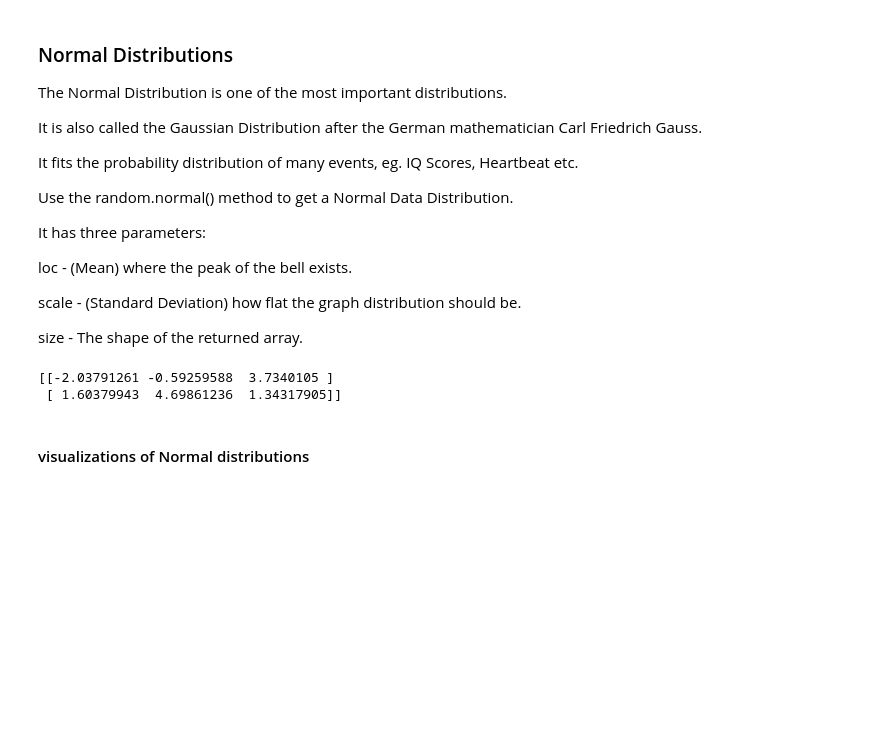
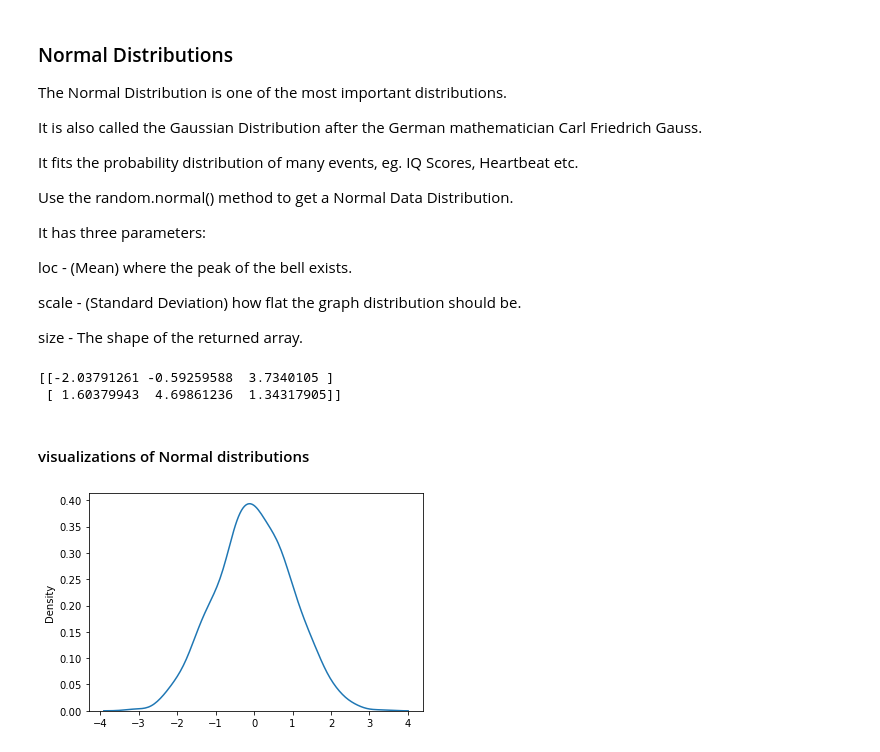
Before and after one commit to pradeepkhadka505/Skilearn-MachineLearning, a Jupyter notebook: NumPy/Numpy_training.ipynb, the cells around one changed output. Drawn from its saved outputs; the diff is of its cells as text; code cells hidden in the pictures; blank space fills up the shorter version.

```diff
--- a/NumPy/Numpy_training.ipynb
+++ b/NumPy/Numpy_training.ipynb
@@ -195,4 +195,8 @@ from numpy import random
 import matplotlib.pyplot as plt
 import seaborn as sns
 # %%
-sns.distplot(random.normal(size))
+sns.distplot(random.normal(size=1000), hist=False)
+
+plt.show()
+# %% [output]
+[figure, added]
```
Also changed, not shown: 2 other files.
